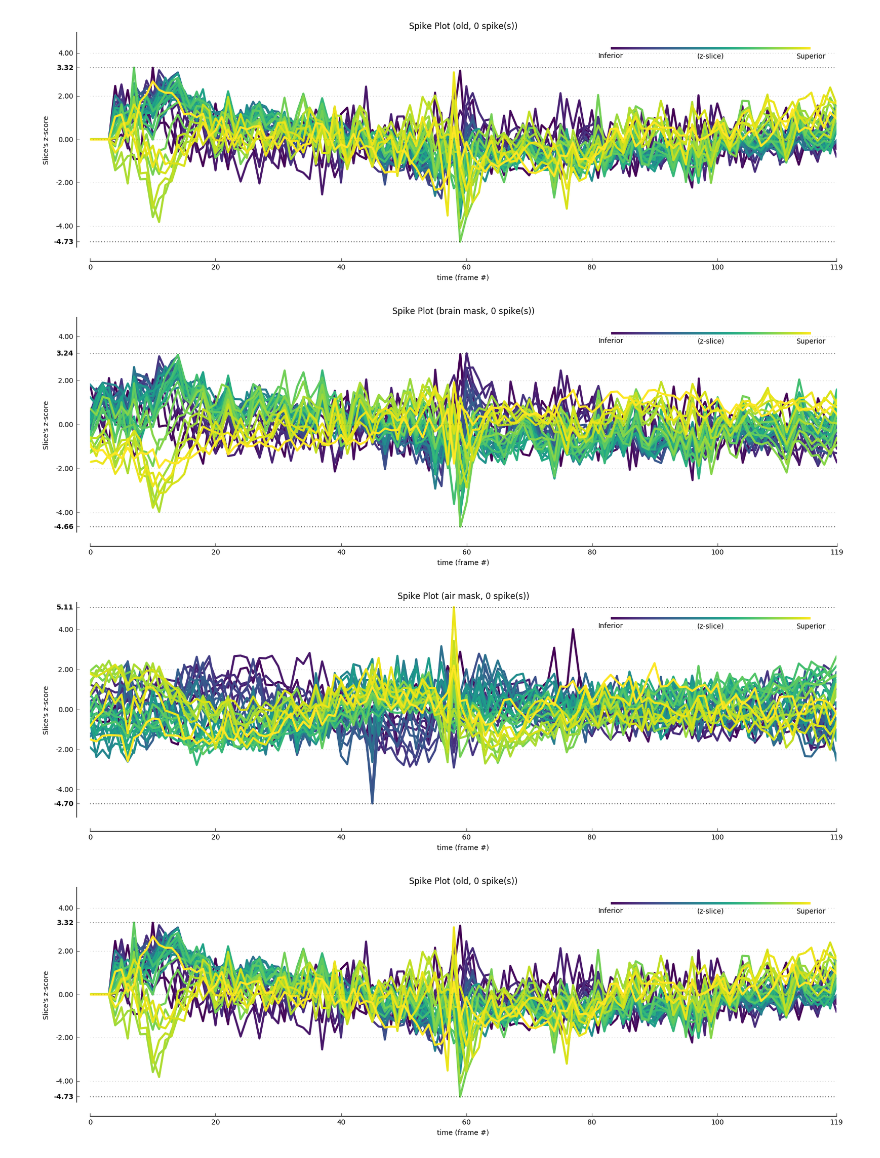
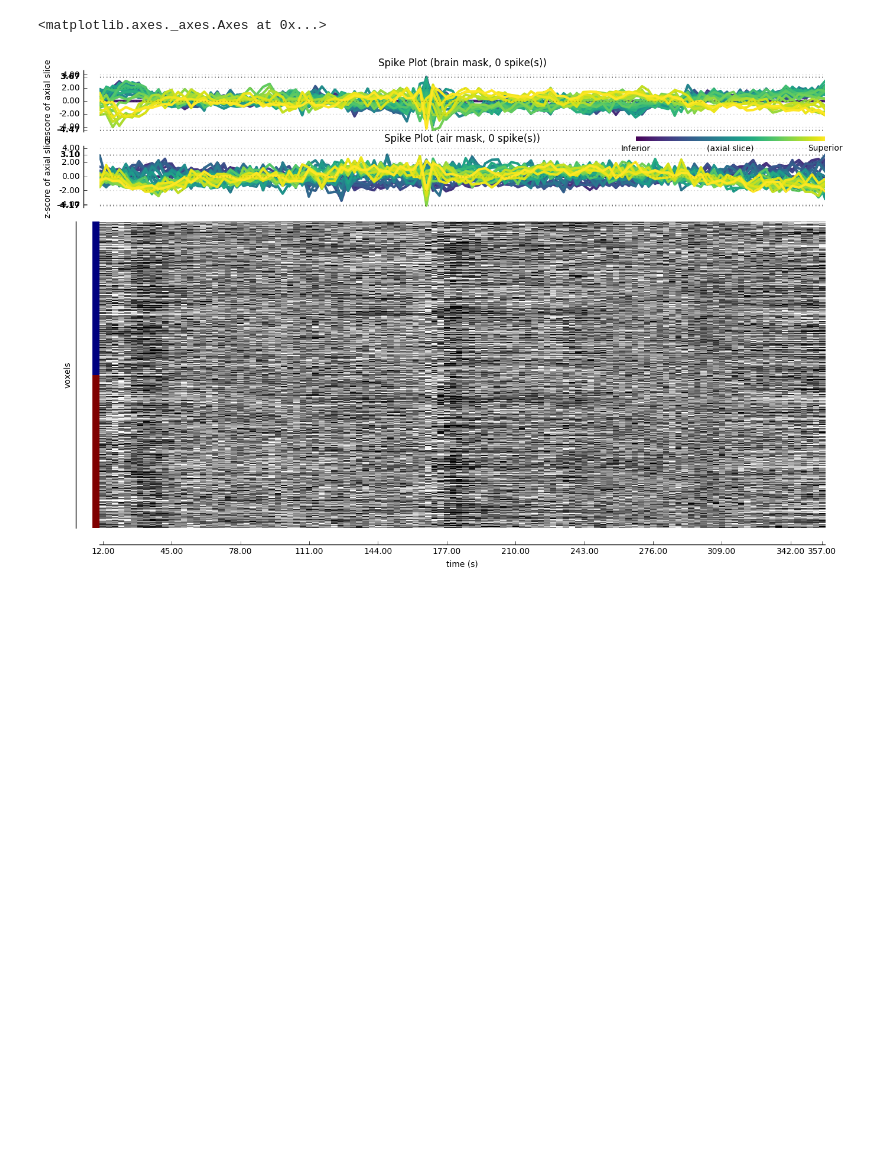
Before and after one commit to nipreps/mriqc, a Jupyter notebook: notebooks/QualityAssessment.ipynb, the cells around one changed output. Saved outputs shown, nothing was run; the diff lists cells and outputs as text; code cells hidden in the pictures; blank space fills up the shorter version.

Commit message:
add new plots, move them to codebase

```diff
--- a/notebooks/QualityAssessment.ipynb
+++ b/notebooks/QualityAssessment.ipynb
@@ -6,8 +29,17 @@ from scipy.stats import zscore
 # %%
 sub_id = '51205'
-func_nii = nb.load(op.abspath('./data/sub-{}_task-rest_bold_mcf.nii.gz'.format(sub_id)))
-mask_nii = nb.load(op.abspath('./data/sub-{}_task-rest_bold_mcf_mask.nii.gz'.format(sub_id)))
+func_name = op.abspath('./data/sub-ben01_task-unknown_bold.nii.gz')
+mask_name = op.abspath('./data/sub-ben01_task-unknown_bold_mask.nii.gz')
+#func_name = op.abspath('./data/sub-{}_task-rest_bold_mcf.nii.gz'.format(sub_id))
+mask_name = op.abspath('./data/sub-{}_task-rest_bold_mcf_mask.nii.gz'.format(sub_id))
+func_name = './ABIDE-BIDS/sub-{0}/func/sub-{0}_task-rest_bold.nii.gz'.format(sub_id)
+
+func_nii = nb.load(func_name)
+mask_nii = nb.load(mask_name)
 func_data = func_nii.get_data()
 mask_data = mask_nii.get_data()
 func_shape = func_data.shape
 ntsteps = func_shape[-1]
+tr = func_nii.get_header().get_zooms()[-1]
+
+fake_seg = np.random.choice([1, 2, 3], size=mask_data.shape) * mask_data
@@ -155,9 +45,0 @@ spikes3, ts_z3 = find_spikes(brain3 - global_ts, spike_thresh)
-# %%
-plot_spikes(ts_z, title='Spike Plot (brain mask, %d spike(s))' % spikes.shape[0])
-plot_spikes(ts_z_bg, title='Spike Plot (air mask, %d spike(s))' % spikes2.shape[0])
-plot_spikes(ts_z3, title='Spike Plot (old, %d spike(s))' % spikes3.shape[0])
-# %% [output]
-[figure, removed]
-[figure, removed]
-[figure, removed]
-[figure, removed]
@@ -165,0 +46,19 @@ plt.clf()
+# %%
+sp_if = Spikes(in_file=func_name, in_mask=mask_name)
+res = sp_if.run()
+# %%
+from mriqc.viz.fmriplots import spikesplot, spikesplot_cb, fmricarpetplot
+fig = plt.figure(figsize=(16,10))
+outer_grid = mgs.GridSpec(3, 1, wspace=0.0, hspace=0.1, height_ratios=[1, 1, 5])
+
+nspikes = res.outputs.num_spikes
+spikesplot(res.outputs.out_brain_tsz, title='Spike Plot (brain mask, %d spike(s))' % nspikes, tr=tr,
+           outer_gs=outer_grid[0])
+spikesplot(res.outputs.out_bg_tsz, title='Spike Plot (air mask, %d spike(s))' % nspikes, tr=tr,
+           outer_gs=outer_grid[1])
+fmricarpetplot(func_data, fake_seg, outer_grid[2], tr=tr)
+
+spikesplot_cb([0.7, 0.78, 0.2, 0.008])
+# %% [output]
+<matplotlib.axes._axes.Axes at 0x...>
+[figure, added]
```
Also changed, not shown: parts of 6 cells of this notebook, 3 other files.
